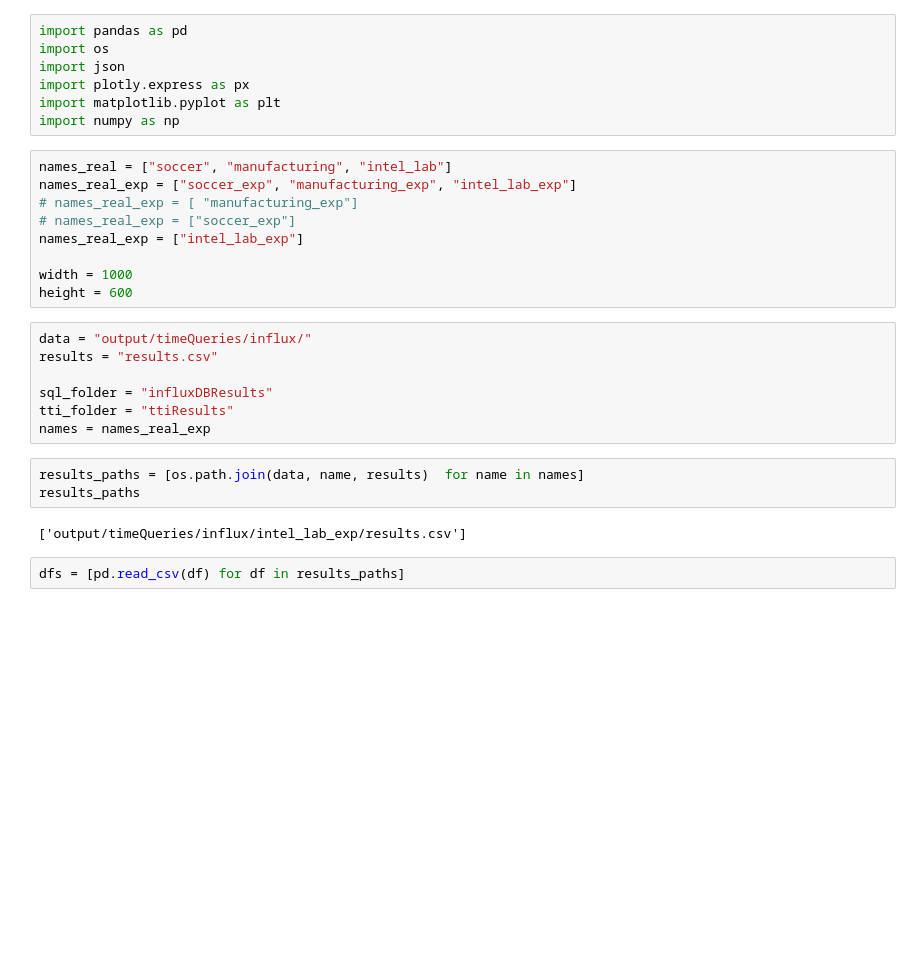
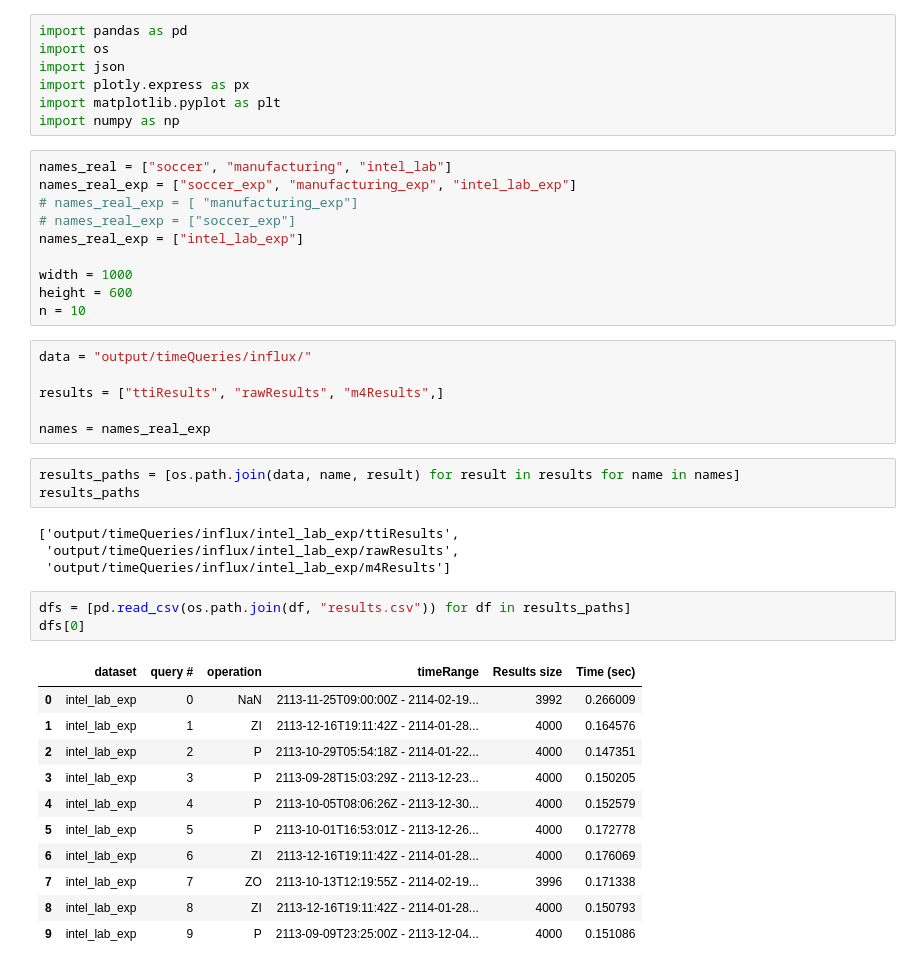
Before and after one commit to MORE-EU/more-vis-index, a Jupyter notebook: Influx Results.ipynb, the cells around one changed output. Cells and saved outputs as stored; diff of their text form; blank space fills up the shorter version.

```diff
--- a/Influx Results.ipynb
+++ b/Influx Results.ipynb
@@ -14,18 +14,33 @@ names_real_exp = ["intel_lab_exp"]
 
 width = 1000
 height = 600
+n = 10
 # %%
 data = "output/timeQueries/influx/"
-results = "results.csv"
 
-sql_folder = "influxDBResults"
-tti_folder = "ttiResults"
+results = ["ttiResults", "rawResults", "m4Results",]
+
 names = names_real_exp
 # %%
-results_paths = [os.path.join(data, name, results)  for name in names]
+results_paths = [os.path.join(data, name, result) for result in results for name in names]
 results_paths
 # %% [output]
-['output/timeQueries/influx/intel_lab_exp/results.csv']
+['output/timeQueries/influx/intel_lab_exp/ttiResults',
+ 'output/timeQueries/influx/intel_lab_exp/rawResults',
+ 'output/timeQueries/influx/intel_lab_exp/m4Results']
 # %%
-dfs = [pd.read_csv(df) for df in results_paths]
+dfs = [pd.read_csv(os.path.join(df, "results.csv")) for df in results_paths]
+dfs[0]
+# %% [output]
+|  | dataset | query # | operation | timeRange | Results size | Time (sec) |
+| 0 | intel_lab_exp | 0 | NaN | 2113-11-25T09:00:00Z - 2114-02-19... | 3992 | 0.266009 |
+| 1 | intel_lab_exp | 1 | ZI | 2113-12-16T19:11:42Z - 2114-01-28... | 4000 | 0.164576 |
+| 2 | intel_lab_exp | 2 | P | 2113-10-29T05:54:18Z - 2114-01-22... | 4000 | 0.147351 |
+| 3 | intel_lab_exp | 3 | P | 2113-09-28T15:03:29Z - 2113-12-23... | 4000 | 0.150205 |
+| 4 | intel_lab_exp | 4 | P | 2113-10-05T08:06:26Z - 2113-12-30... | 4000 | 0.152579 |
+| 5 | intel_lab_exp | 5 | P | 2113-10-01T16:53:01Z - 2113-12-26... | 4000 | 0.172778 |
+| 6 | intel_lab_exp | 6 | ZI | 2113-12-16T19:11:42Z - 2114-01-28... | 4000 | 0.176069 |
+| 7 | intel_lab_exp | 7 | ZO | 2113-10-13T12:19:55Z - 2114-02-19... | 3996 | 0.171338 |
+| 8 | intel_lab_exp | 8 | ZI | 2113-12-16T19:11:42Z - 2114-01-28... | 4000 | 0.150793 |
+| 9 | intel_lab_exp | 9 | P | 2113-09-09T23:25:00Z - 2113-12-04... | 4000 | 0.151086 |
 # %%
```
Also changed, not shown: parts of 7 cells of this notebook, 9 other files.
